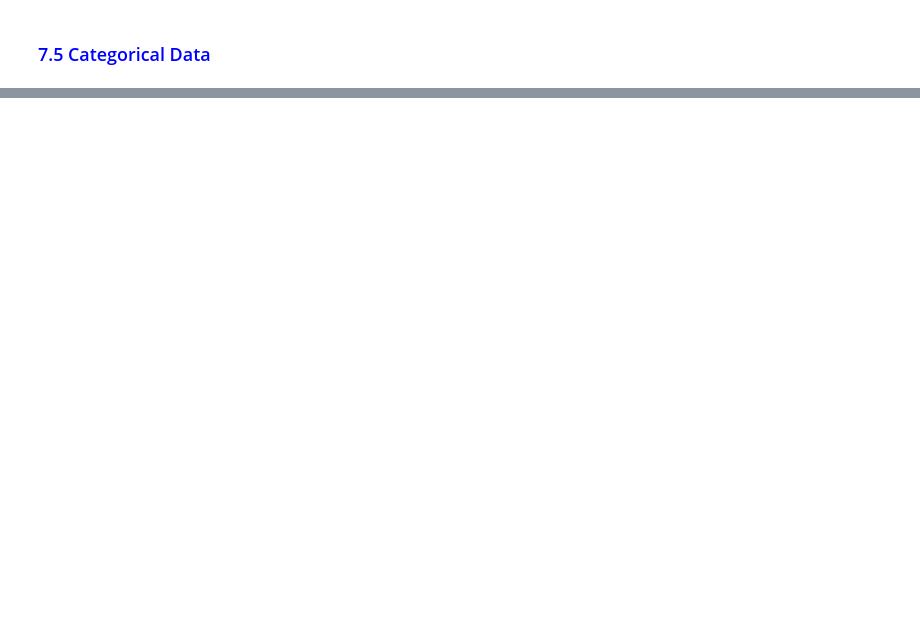
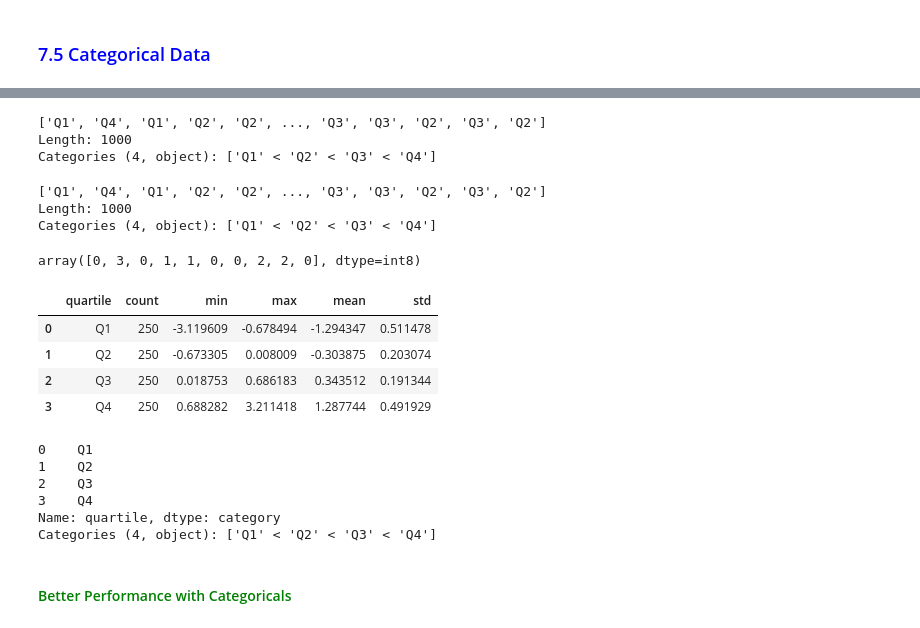
Before and after one commit to JMJarvis1/pydata-book, a Jupyter notebook: Chapter_Notes/Notes_Ch7_DataCleaningAndPreparation.ipynb, the cells around one changed output, grey strips where cells are left out. Saved outputs shown, nothing was run; the diff lists cells and outputs as text; code cells hidden in the pictures; blank space fills up the shorter version.

```diff
--- a/Chapter_Notes/Notes_Ch7_DataCleaningAndPreparation.ipynb
+++ b/Chapter_Notes/Notes_Ch7_DataCleaningAndPreparation.ipynb
@@ -1149,0 +1332,2 @@ data.str.extract(pattern, flags=re.IGNORECASE)
+# %%
+draws = rng.standard_normal(1000)
@@ -1149,0 +1346,44 @@ data.str.extract(pattern, flags=re.IGNORECASE)
+# %%
+bins = pd.qcut(draws, 4, labels=["Q1", "Q2", "Q3", "Q4"])
+# %%
+bins
+# %% [output]
+['Q1', 'Q4', 'Q1', 'Q2', 'Q2', ..., 'Q3', 'Q3', 'Q2', 'Q3', 'Q2']
+Length: 1000
+Categories (4, object): ['Q1' < 'Q2' < 'Q3' < 'Q4']
+# %%
+bins
+# %% [output]
+['Q1', 'Q4', 'Q1', 'Q2', 'Q2', ..., 'Q3', 'Q3', 'Q2', 'Q3', 'Q2']
+Length: 1000
+Categories (4, object): ['Q1' < 'Q2' < 'Q3' < 'Q4']
+# %%
+bins.codes[:10]
+# %% [output]
+array([0, 3, 0, 1, 1, 0, 0, 2, 2, 0], dtype=int8)
+# %%
+bins = pd.Series(bins, name='quartile')
+# %%
+results = (pd.Series(draws)
+           .groupby(bins, observed=False)
+           .agg(['count', 'min', 'max', 'mean', 'std'])
+           .reset_index())
+# %%
+results
+# %% [output]
+|  | quartile | count | min | max | mean | std |
+| 0 | Q1 | 250 | -3.119609 | -0.678494 | -1.294347 | 0.511478 |
+| 1 | Q2 | 250 | -0.673305 | 0.008009 | -0.303875 | 0.203074 |
+| 2 | Q3 | 250 | 0.018753 | 0.686183 | 0.343512 | 0.191344 |
+| 3 | Q4 | 250 | 0.688282 | 3.211418 | 1.287744 | 0.491929 |
+# %%
+results['quartile']
+# %% [output]
+0    Q1
+1    Q2
+2    Q3
+3    Q4
+Name: quartile, dtype: category
+Categories (4, object): ['Q1' < 'Q2' < 'Q3' < 'Q4']
+# %% [markdown]
+<h4 style="color:green">Better Performance with Categoricals</h4>
```
Also changed, not shown: parts of 41 cells of this notebook.
